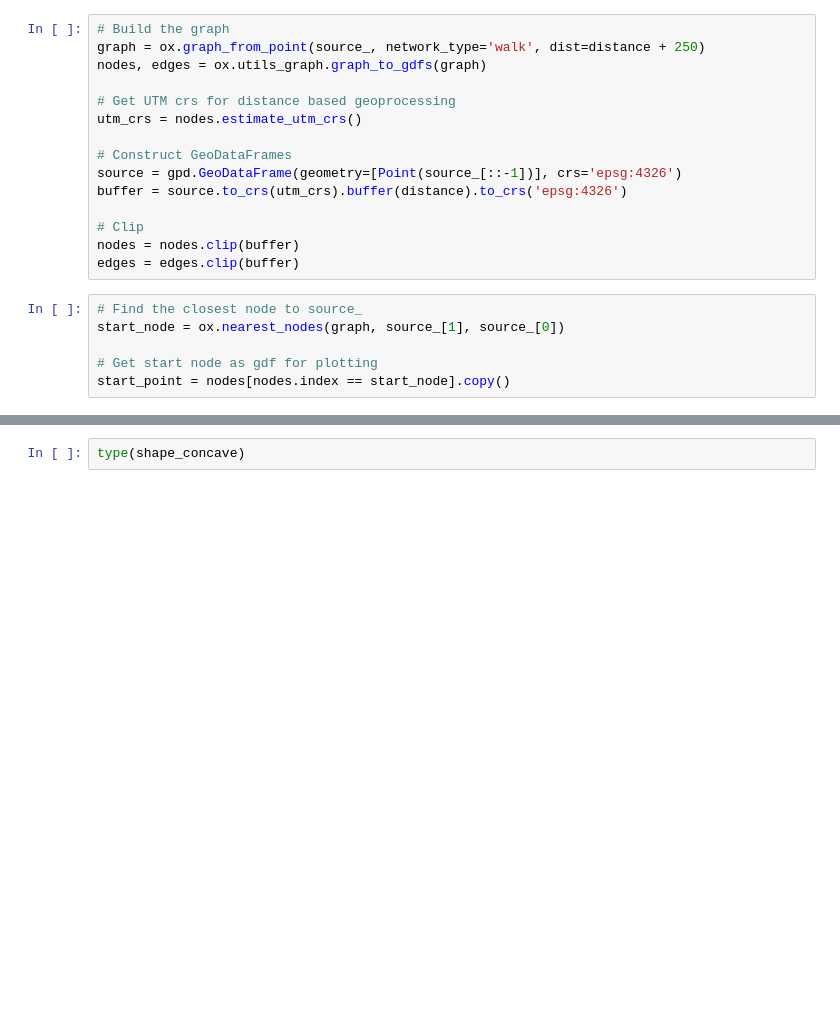
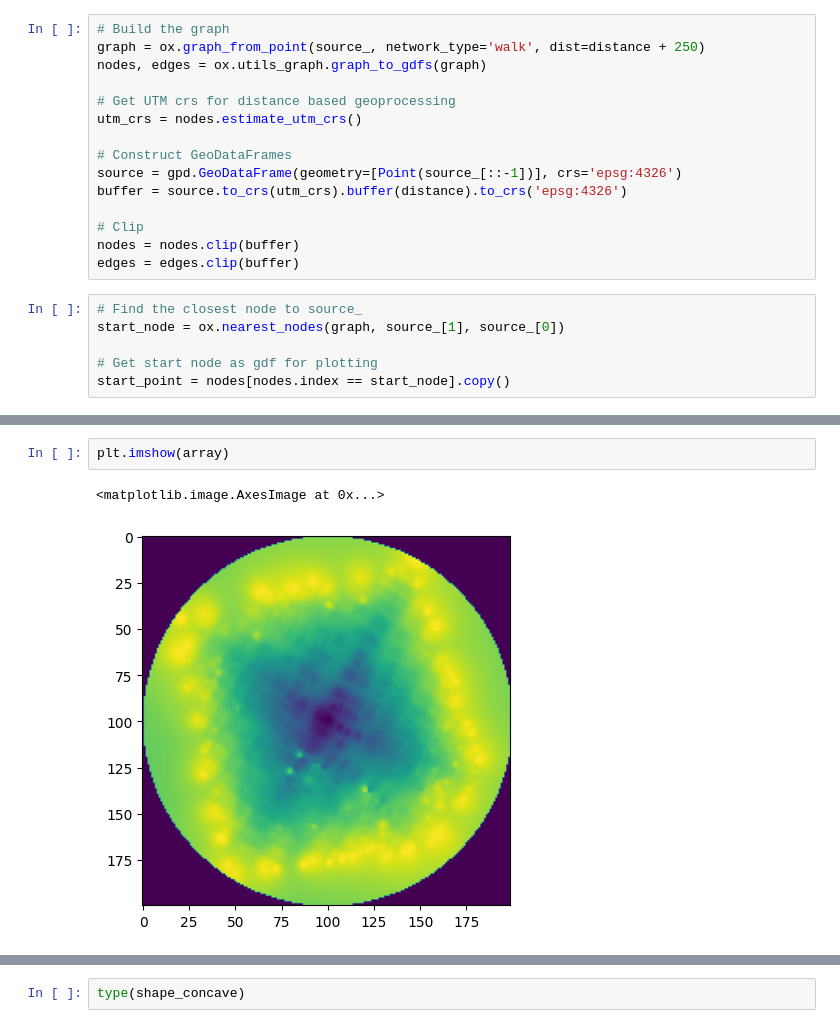
Before and after one commit to adolmajian/isochrone-app, a Jupyter notebook: notebooks/flow.ipynb, the cells around one changed output, grey strips where cells are left out. Cells and saved outputs as stored; diff of their text form; blank space fills up the shorter version.

```diff
--- a/notebooks/flow.ipynb
+++ b/notebooks/flow.ipynb
@@ -44,0 +255,5 @@ shape_concave = get_alpha_shape_polygon(pts, alpha)
+# %%
+plt.imshow(array)
+# %% [output]
+<matplotlib.image.AxesImage at 0x...>
+[figure, added]
```
Also changed, not shown: parts of 36 cells of this notebook, 3 other files.
